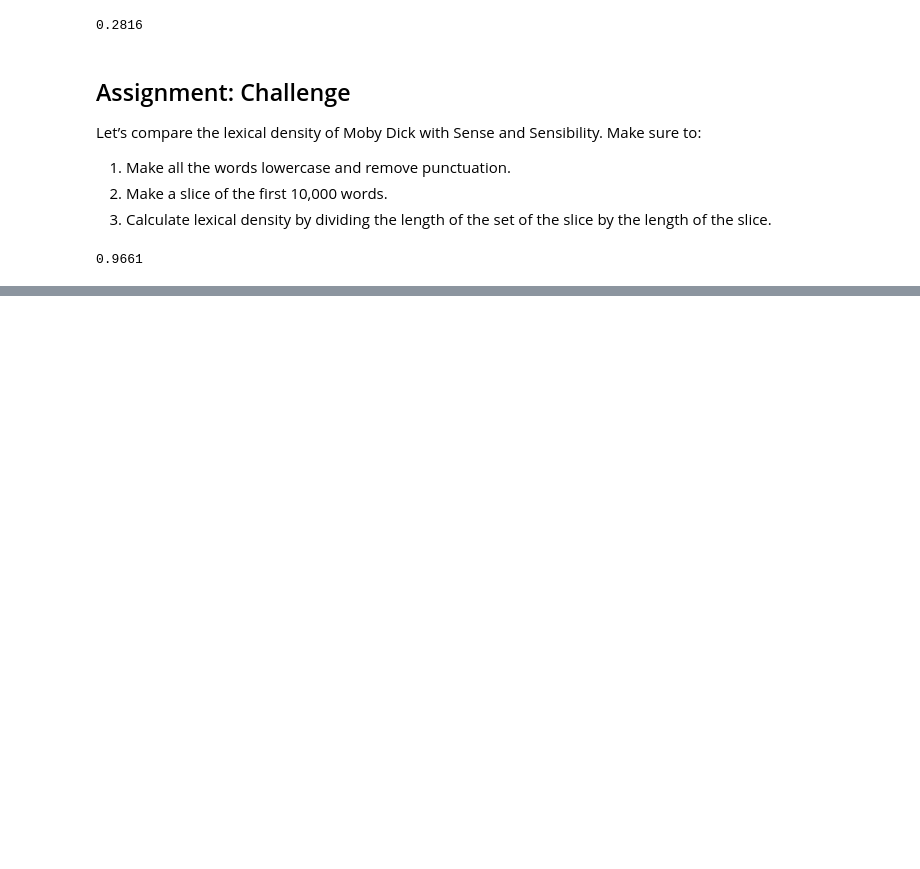
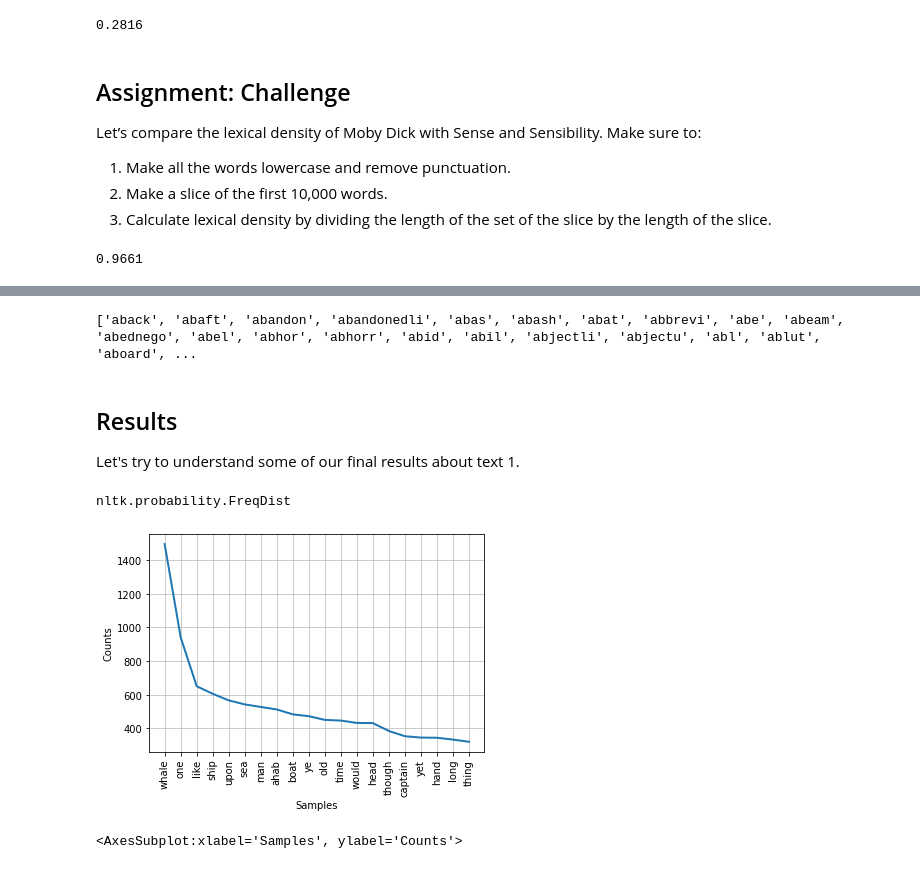
Before and after one commit to klp/cuny_gc_python_class_sp2022, a Jupyter notebook: home_work/2022-03-28/nltk_dhri_tutorial.ipynb, the cells around one changed output, grey strips where cells are left out. Drawn from its saved outputs; the diff is of its cells as text; code cells hidden in the pictures; blank space fills up the shorter version.

Commit message:
finished text analysis part

```diff
--- a/home_work/2022-03-28/nltk_dhri_tutorial.ipynb
+++ b/home_work/2022-03-28/nltk_dhri_tutorial.ipynb
@@ -139,0 +162,3 @@ len(set(text2_slice)) / len(text2_slice)
+# %%
+# Now, let's create a list of text1_tokens excluding stop words
+text1_wo_stops = [t for t in text1_tokens if t not in stop_words]
@@ -139,0 +188,3 @@ len(set(text2_slice)) / len(text2_slice)
+# %%
+# WorkNetLemmatizer is a class, so need to call a new instance of it
+wordnet_lemmatizer = WordNetLemmatizer()
@@ -139,0 +206,2 @@ len(set(text2_slice)) / len(text2_slice)
+# %%
+text1_lemmatized = [wordnet_lemmatizer.lemmatize(t) for t in text1_wo_stops]
@@ -139,0 +264,4 @@ len(set(text2_slice)) / len(text2_slice)
+# %%
+print(sorted(set(t1_porter))[:30])
+# %% [output]
+['aback', 'abaft', 'abandon', 'abandonedli', 'abas', 'abash', 'abat', 'abbrevi', 'abe', 'abeam', 'abednego', 'abel', 'abhor', 'abhorr', 'abid', 'abil', 'abjectli', 'abjectu', 'abl', 'ablut', 'aboard', ...
@@ -139,0 +270,15 @@ len(set(text2_slice)) / len(text2_slice)
+# %% [markdown]
+## Results
+
+Let's try to understand some of our final results about text 1.
+# %%
+my_dist = FreqDist(text1_lemmatized)
+# %%
+type(my_dist)
+# %% [output]
+nltk.probability.FreqDist
+# %%
+my_dist.plot(20)
+# %% [output]
+[figure, added]
+<AxesSubplot:xlabel='Samples', ylabel='Counts'>
```
Also changed, not shown: parts of 26 cells of this notebook.
